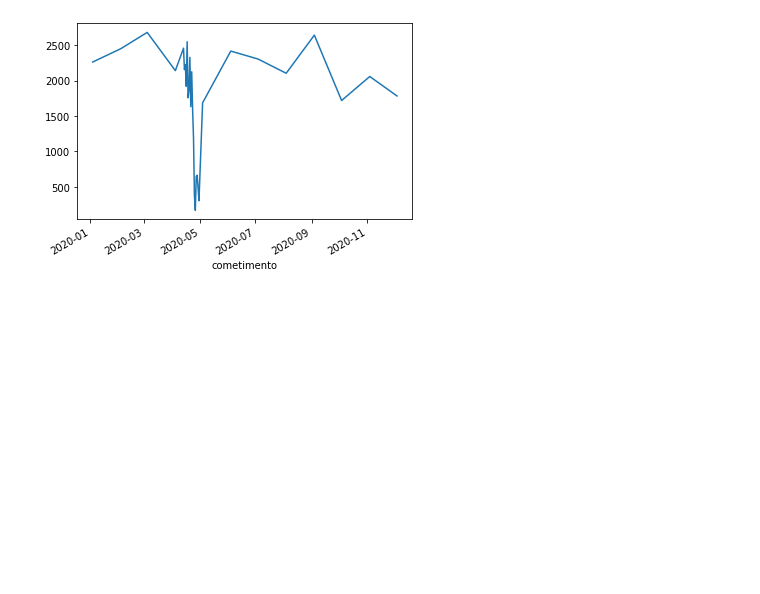
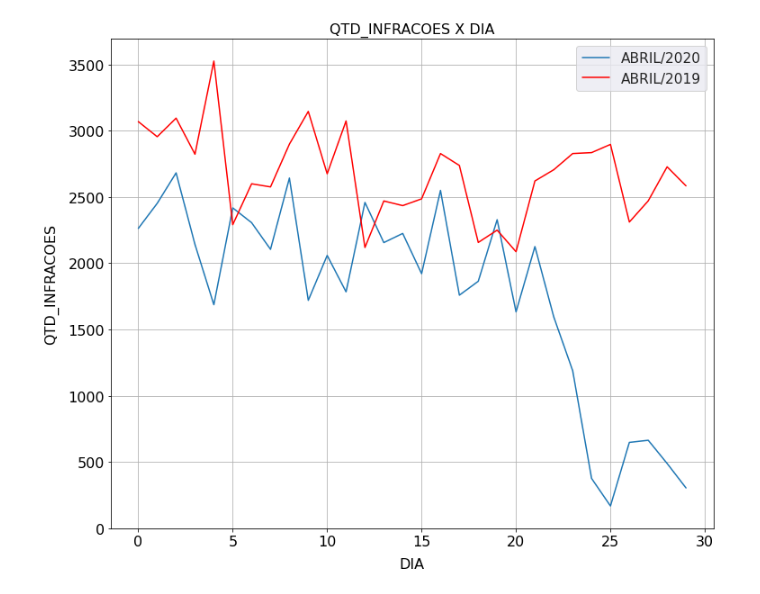
Before and after one commit to Madureiradaniel/dataset_infracoes, a Jupyter notebook: infracoes.ipynb, the cells around one changed output. Cells and saved outputs as stored; diff of their text form; code cells hidden in the pictures; blank space fills up the shorter version.

```diff
--- a/infracoes.ipynb
+++ b/infracoes.ipynb
@@ -5,15 +9,18 @@ import matplotlib.pyplot as plt
 # %%
-df_infracoes_abril = pd.read_csv('infracoes_abril.csv', sep=';')
-df_infracoes_marco = pd.read_csv('infracoes_marco.csv', sep=';', low_memory=False)
-
-#convertendo em data
-df_infracoes_abril['cometimento'] = pd.to_datetime(df_infracoes_abril['cometimento'])
-df_infracoes_marco['cometimento'] = pd.to_datetime(df_infracoes_abril['cometimento'])
+df_infracoes_abril = pd.read_csv('infracoes_abril.csv', sep=';', low_memory=False)
+df_infracoes_abril_2019 = pd.read_csv('infracoes_abril2019.csv', sep=';', low_memory=False)
-# %%
-# gráfico de linha qtd de multas por periodo
-ax = plt.gca()
-
-df_infracoes_abril.groupby('cometimento')['tipo_infracao'].count().plot()
-plt.show()
-# %% [output]
-[figure, removed]
+# %%
+# gráfico de linha qtd de multas por periodo
+# comparando 2019/2020
+ax =plt.gca()
+sns.set(font_scale=1.4)
+df_multa_periodo_abril = df_infracoes_abril.groupby('cometimento', as_index=False)['tipo_infracao'].count()
+df_multa_periodo_abril2019 = df_infracoes_abril_2019.groupby('cometimento', as_index=False)['tipo_infracao'].count()
+df_multa_periodo_abril.plot(ax=ax, label='ABRIL/2020', figsize=(12, 10),  y='tipo_infracao', fontsize=16, kind='line')
+df_multa_periodo_abril2019.plot(ax=ax, label='ABRIL/2019', figsize=(12, 10),  y='tipo_infracao', fontsize=16, color='red', kind='line')
+plt.title("QTD_INFRACOES X DIA", fontsize=16)
+plt.ylabel('QTD_INFRACOES', labelpad=10, fontsize=16)
+plt.xlabel('DIA', labelpad=10, fontsize=16)
+plt.show()
+# %% [output]
+[figure, added]
```
Also changed, not shown: parts of 4 cells of this notebook.
